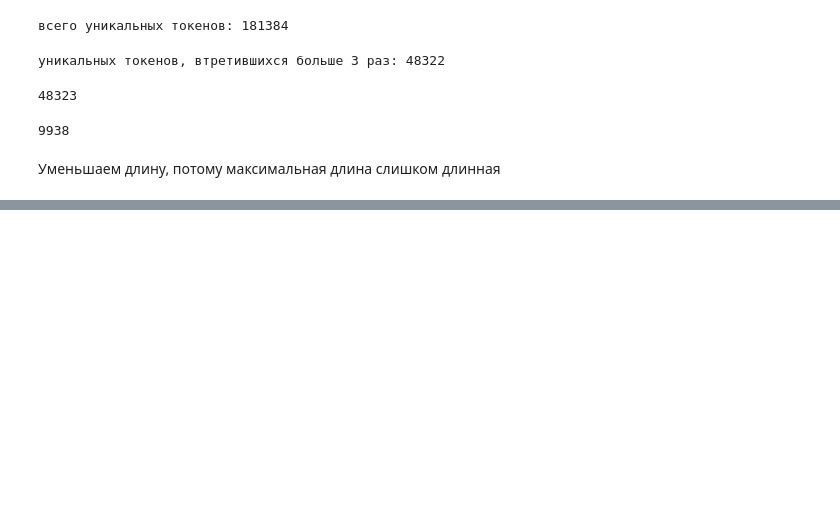
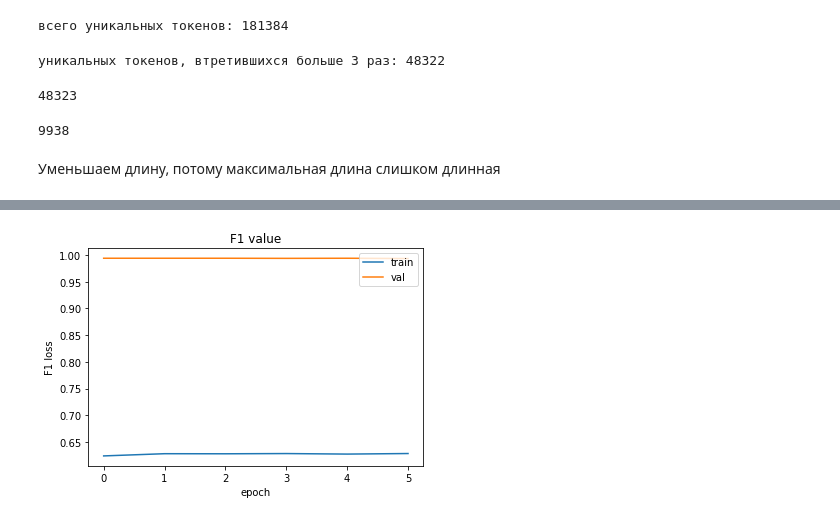
Before and after one commit to kseniakoshkina/NN_homeworks, a Jupyter notebook: hw3.ipynb, the cells around one changed output, grey strips where cells are left out. Saved outputs shown, nothing was run; the diff lists cells and outputs as text; code cells hidden in the pictures; blank space fills up the shorter version.

```diff
--- a/hw3.ipynb
+++ b/hw3.ipynb
@@ -370,0 +441,11 @@ plt.show()
+# %%
+import matplotlib.pyplot as plt
+plt.plot(f1s)
+plt.plot(f1s_eval)
+plt.title('F1 value')
+plt.ylabel('F1 loss')
+plt.xlabel('epoch')
+plt.legend(['train', 'val'], loc='upper right')
+plt.show()
+# %% [output]
+[figure, added]
```
Also changed, not shown: parts of 59 cells of this notebook.
